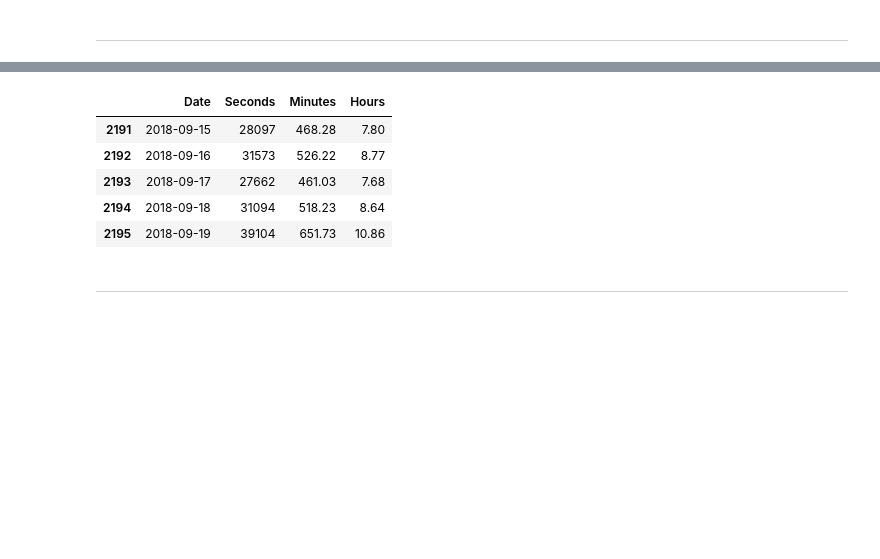
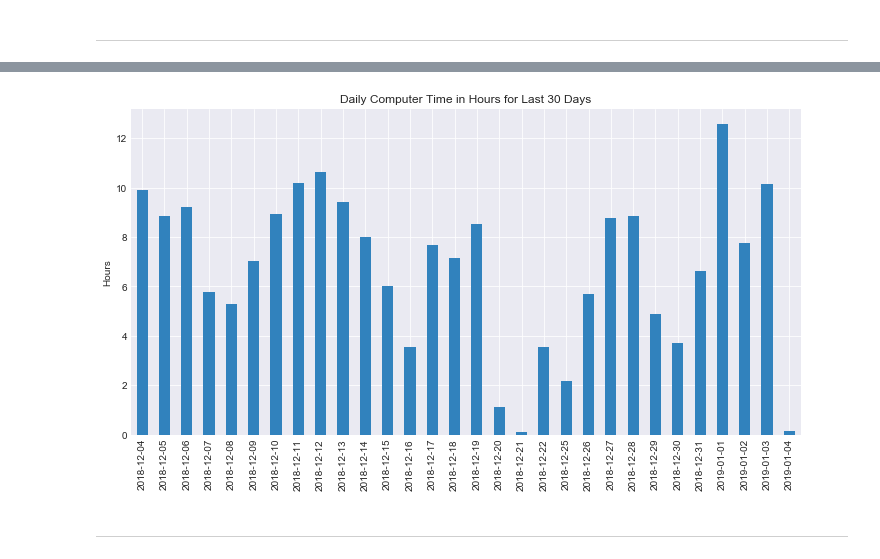
Before and after one commit to markwk/qs_ledger, a Jupyter notebook: rescuetime/rescuetime_data_analysis.ipynb, the cells around one changed output, grey strips where cells are left out. Cells and saved outputs as stored; diff of their text form; code cells hidden in the pictures; blank space fills up the shorter version.

Commit message:
rescuetime: massive rewrite of data analysis, including more charts, clearer breakdown and a year in review feature

```diff
--- a/rescuetime/rescuetime_data_analysis.ipynb
+++ b/rescuetime/rescuetime_data_analysis.ipynb
@@ -72,9 +54,8 @@ activities = activities.sort_values(by='Timestamp').reset_index(drop=True)
 # %%
 # date additions of Date timestamp
-activities['Date'] = activities['Timestamp'].apply(lambda x: x.strftime('%Y-%m-%d')) # note: not very efficient
+activities['Date'] = activities['Timestamp'].apply(lambda x: x.strftime('%Y-%m-%d'))
 activities['Year'] = activities['Timestamp'].dt.year
 activities['Month'] = activities['Timestamp'].dt.month
-activities['Mnth_yr'] = activities['Timestamp'].apply(lambda x: x.strftime('%Y-%m')) # note: not very efficient
-activities['Day'] = activities['Timestamp'].dt.day
+activities['Mnth_yr'] = activities['Timestamp'].apply(lambda x: x.strftime('%Y-%m'))
 activities['Dow'] = activities['Timestamp'].dt.weekday
 activities['Hour'] = activities['Timestamp'].dt.hour
@@ -96,12 +68,3 @@ total_computer_time_by_date = activities.groupby(['Date'])['Seconds'].sum().rese
 # %%
 total_computer_time_by_date['Minutes'] = round(total_computer_time_by_date['Seconds'] / 60, 2)
 total_computer_time_by_date['Hours'] = round(total_computer_time_by_date['Seconds'] / 60 / 60, 2)
-# %%
-total_computer_time_by_date.tail()
-# %% [output]
-|  | Date | Seconds | Minutes | Hours |
-| 2191 | 2018-09-15 | 28097 | 468.28 | 7.80 |
-| 2192 | 2018-09-16 | 31573 | 526.22 | 8.77 |
-| 2193 | 2018-09-17 | 27662 | 461.03 | 7.68 |
-| 2194 | 2018-09-18 | 31094 | 518.23 | 8.64 |
-| 2195 | 2018-09-19 | 39104 | 651.73 | 10.86 |
@@ -110,3 +76,16 @@ total_computer_time_by_date.to_csv("data/dates_computer_time.csv")
+# %%
+total_computer_time_by_date = total_computer_time_by_date.drop(['Seconds', 'Minutes'], axis=1)
+total_computer_time_by_date = total_computer_time_by_date.set_index(['Date'])
+# %%
+chart_title = 'Daily Computer Time in Hours for Last 30 Days'
+plt.style.use('seaborn-darkgrid')
+ax = total_computer_time_by_date.tail(30).plot.bar(stacked=True, rot=90, figsize=(12,6), colormap='tab20c', legend=False)
+ax.set_xlabel('')
+ax.set_ylabel('Hours')
+ax.set_title(chart_title)
+plt.show()
+# %% [output]
+[figure, added]
 # %% [markdown]
 ----
 # %% [markdown]
```
Also changed, not shown: parts of 76 cells of this notebook.
